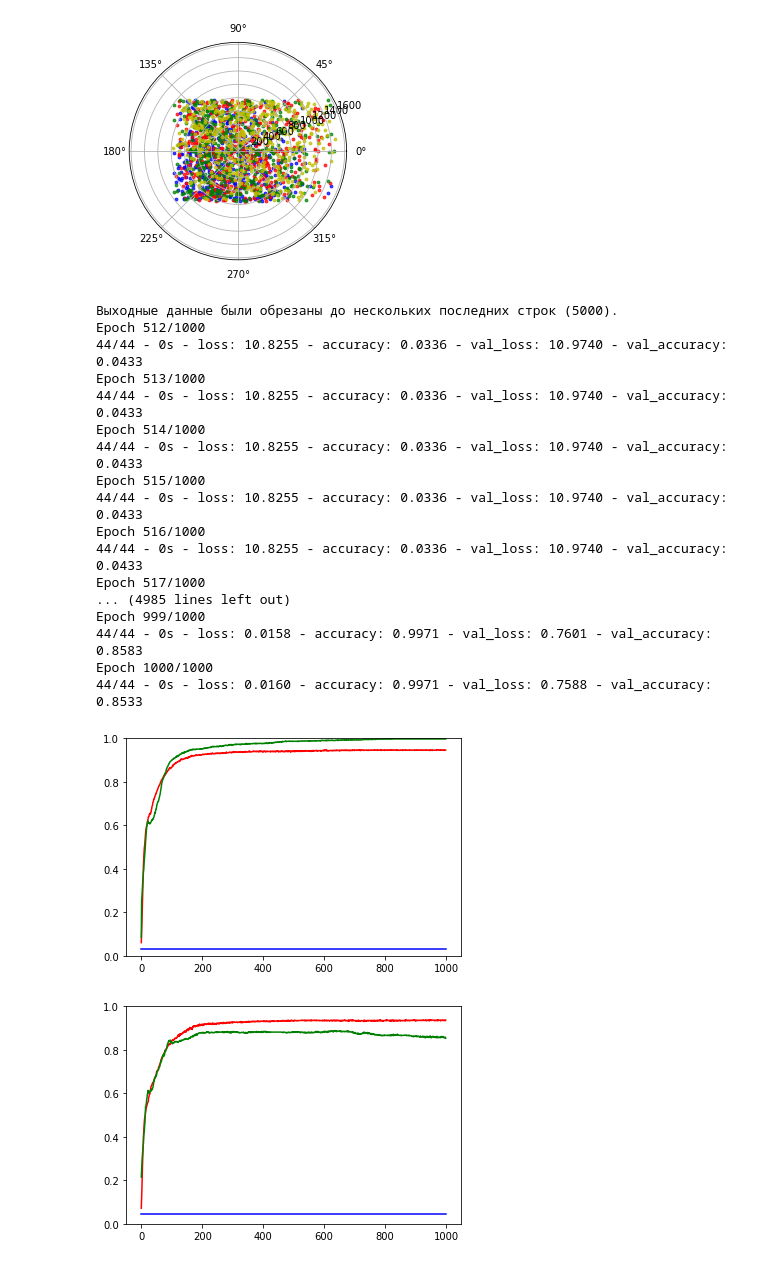
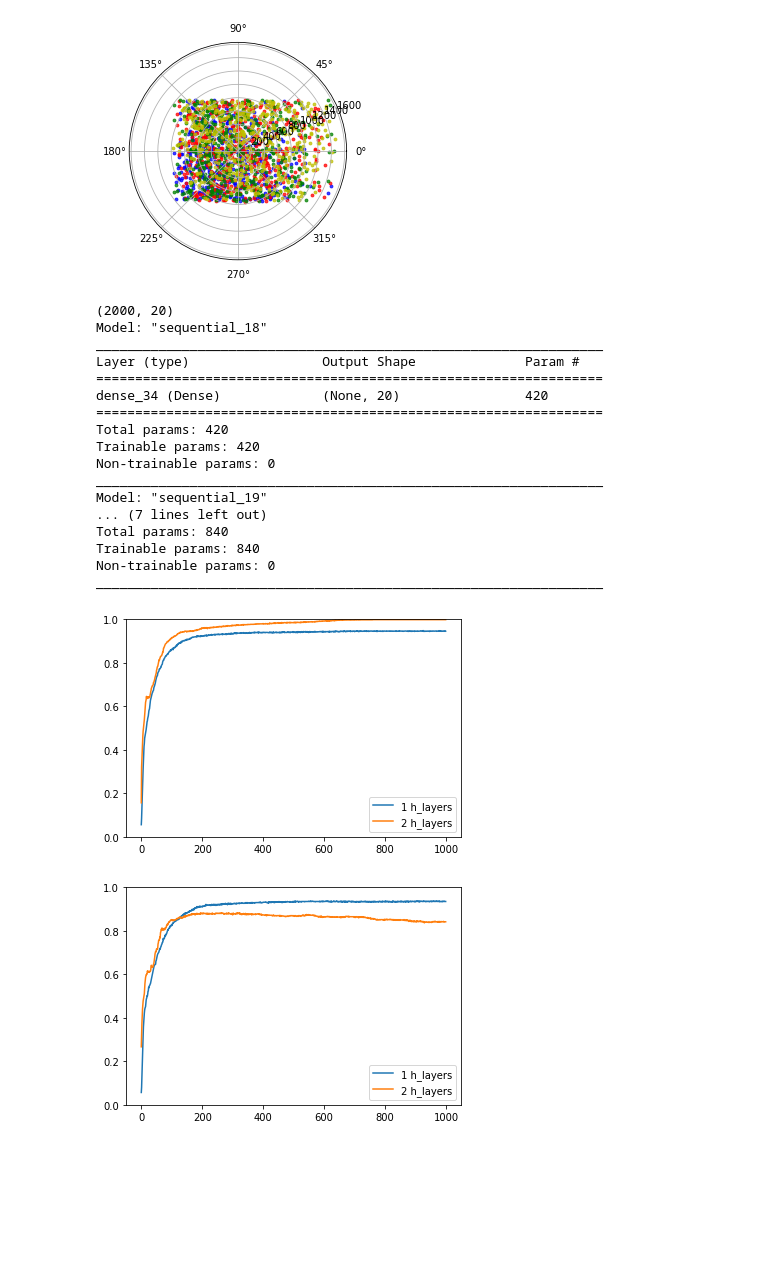
Before and after one commit to Azarius2472/HSE_ML, a Jupyter notebook: mobile_phone_price_classification.ipynb, the cells around one changed output. Drawn from its saved outputs; the diff is of its cells as text; code cells hidden in the pictures; blank space fills up the shorter version.

```diff
--- a/mobile_phone_price_classification.ipynb
+++ b/mobile_phone_price_classification.ipynb
@@ -758,7 +758,7 @@ y = data['price_range']
 hist = [[],[],[]]
 #loss, accuracy, f1_score, precision, recall
 ts_errs = [[],[],[]]
-i = 0
+i = 1
 while i < 3:
   model = keras.Sequential()
   model.add(keras.Input(shape=(20,)))
@@ -773,39 +773,39 @@ while i < 3:
                 metrics=['accuracy'])
                 #metrics=['accuracy',f1_m,precision_m, recall_m])
   model.summary()
-  hist[i] = model.fit(x, y, validation_split=0.3, epochs=1000, verbose=2)
+  hist[i] = model.fit(x, y, validation_split=0.3, epochs=1000, verbose=0)
   i += 1
 # %% [output]
-Выходные данные были обрезаны до нескольких последних строк (5000).
-Epoch 512/1000
-44/44 - 0s - loss: 10.8255 - accuracy: 0.0336 - val_loss: 10.9740 - val_accuracy: 0.0433
-Epoch 513/1000
-44/44 - 0s - loss: 10.8255 - accuracy: 0.0336 - val_loss: 10.9740 - val_accuracy: 0.0433
-Epoch 514/1000
-44/44 - 0s - loss: 10.8255 - accuracy: 0.0336 - val_loss: 10.9740 - val_accuracy: 0.0433
-Epoch 515/1000
-44/44 - 0s - loss: 10.8255 - accuracy: 0.0336 - val_loss: 10.9740 - val_accuracy: 0.0433
-Epoch 516/1000
-44/44 - 0s - loss: 10.8255 - accuracy: 0.0336 - val_loss: 10.9740 - val_accuracy: 0.0433
-Epoch 517/1000
-... (4985 lines left out)
-Epoch 999/1000
-44/44 - 0s - loss: 0.0158 - accuracy: 0.9971 - val_loss: 0.7601 - val_accuracy: 0.8583
-Epoch 1000/1000
-44/44 - 0s - loss: 0.0160 - accuracy: 0.9971 - val_loss: 0.7588 - val_accuracy: 0.8533
+(2000, 20)
+Model: "sequential_18"
+_________________________________________________________________
+Layer (type)                 Output Shape              Param #
+=================================================================
+dense_34 (Dense)             (None, 20)                420
+=================================================================
+Total params: 420
+Trainable params: 420
+Non-trainable params: 0
+_________________________________________________________________
+Model: "sequential_19"
+... (7 lines left out)
+Total params: 840
+Trainable params: 840
+Non-trainable params: 0
+_________________________________________________________________
 # %%
 import matplotlib.pylab as plt
 plt.ylim(0, 1)
-plt.plot(hist[0].history['accuracy'], 'b', label='0')
-plt.plot(hist[1].history['accuracy'], 'r', label='1')
-plt.plot(hist[2].history['accuracy'], 'g', label='2')
+plt.plot(hist[1].history['accuracy'])
+plt.plot(hist[2].history['accuracy'])
+plt.legend([str(x)+' h_layers' for x in range(1,3)])
 plt.show()
 import matplotlib.pylab as plt
 plt.ylim(0, 1)
-plt.plot(hist[0].history['val_accuracy'], 'b', label='0')
-plt.plot(hist[1].history['val_accuracy'], 'r', label='1')
-plt.plot(hist[2].history['val_accuracy'], 'g', label='2')
+plt.plot(hist[1].history['val_accuracy'])
+plt.plot(hist[2].history['val_accuracy'])
+plt.legend([str(x)+' h_layers' for x in range(1,3)])
 plt.show()
 # %% [output]
-[figure, old version]
+[figure, new version]
-[figure, old version]
+[figure, new version]
```
Also changed, not shown: parts of 7 cells of this notebook.
